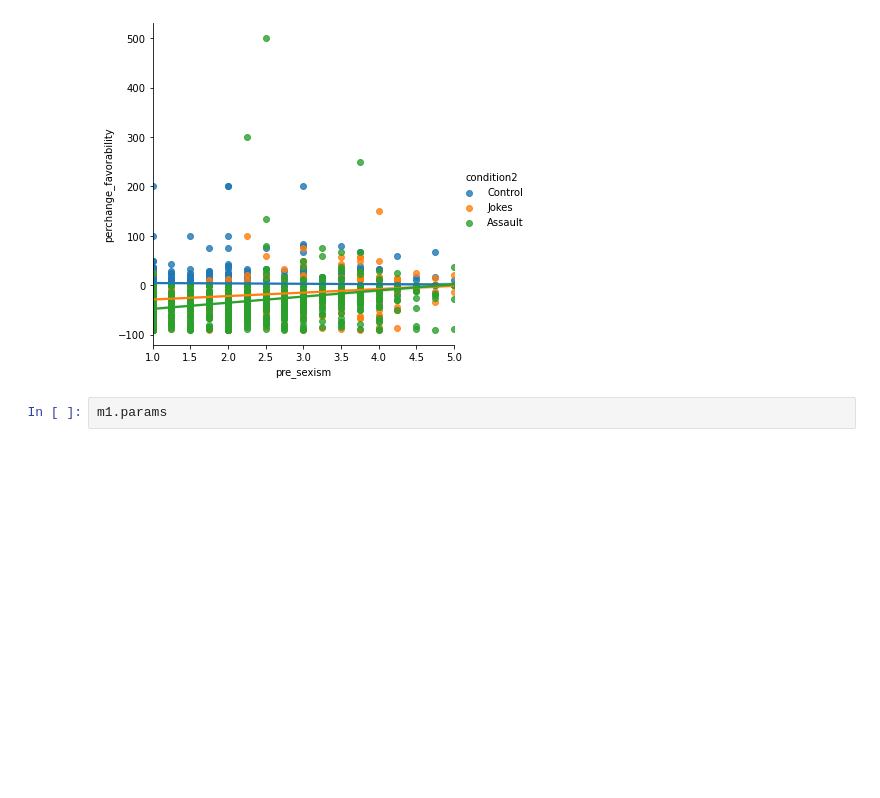
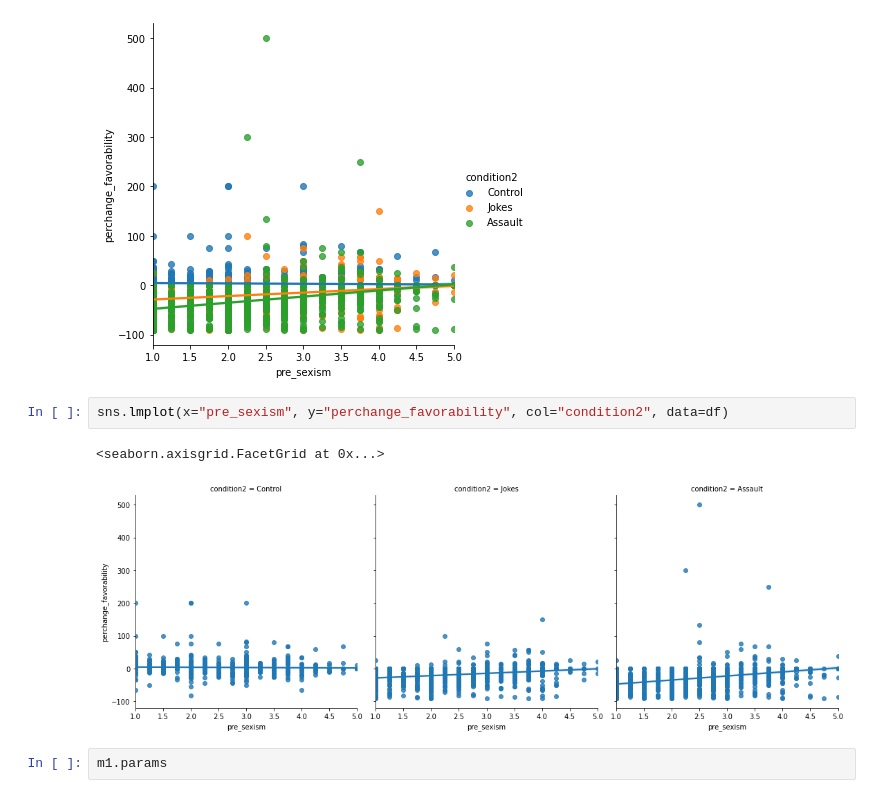
Before and after one commit to mattcingram/rep1_python, a Jupyter notebook: code/rep1_python.ipynb, the cells around one changed output. Saved outputs shown, nothing was run; the diff lists cells and outputs as text; blank space fills up the shorter version.

```diff
--- a/code/rep1_python.ipynb
+++ b/code/rep1_python.ipynb
@@ -842,6 +842,11 @@ sns.lmplot(x="pre_sexism", y="perchange_favorability", hue="condition2", data=df
 # %% [output]
 <seaborn.axisgrid.FacetGrid at 0x...>
 [figure]
+# %%
+sns.lmplot(x="pre_sexism", y="perchange_favorability", col="condition2", data=df)
+# %% [output]
+<seaborn.axisgrid.FacetGrid at 0x...>
+[figure, added]
 # %%
 m1.params
 # %% [output]
```
Also changed, not shown: parts of 14 cells of this notebook.
